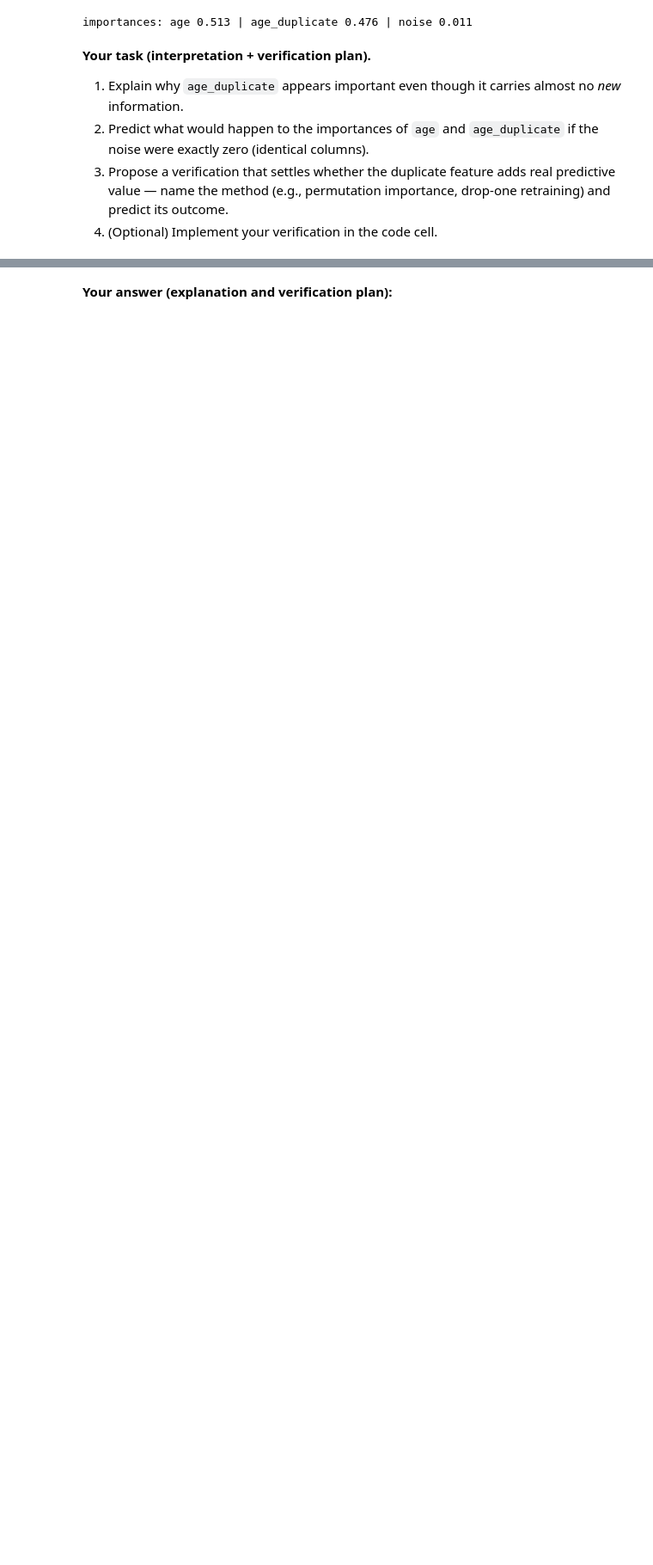
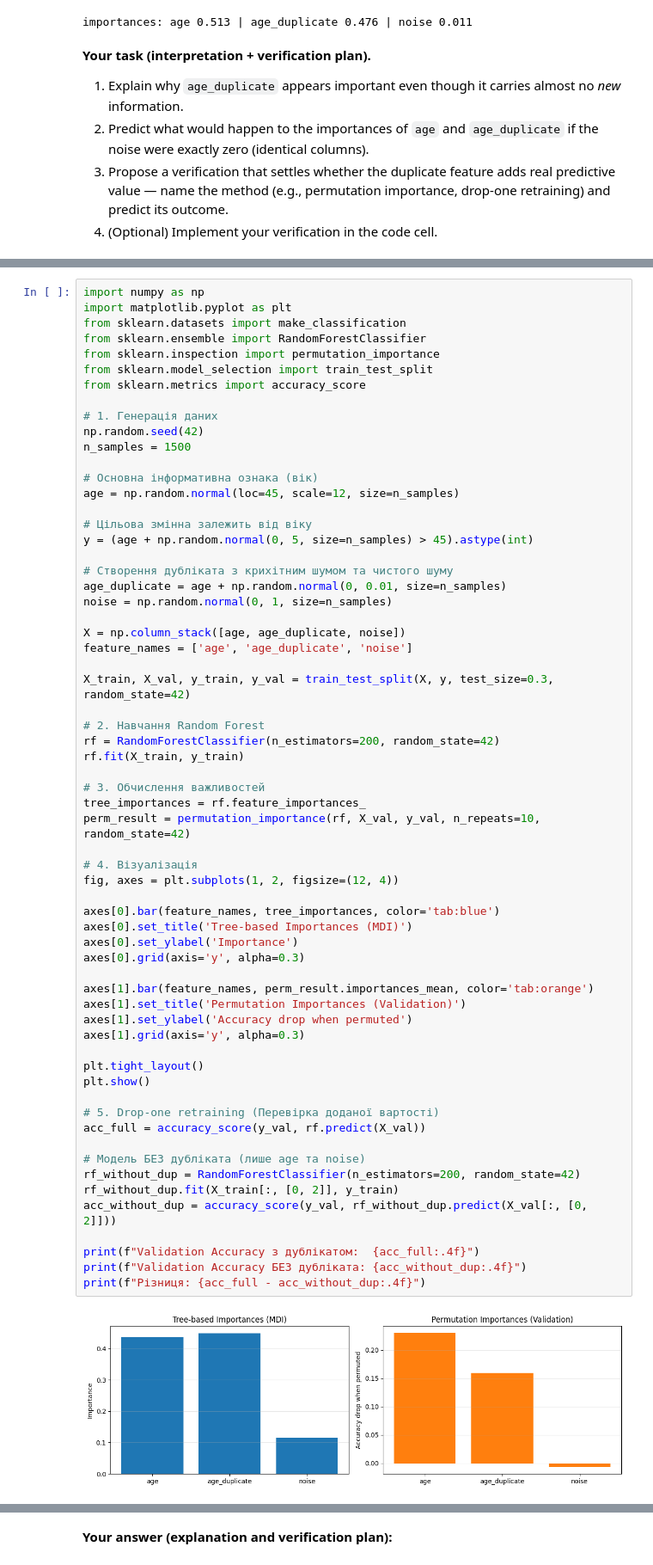
Before and after one commit to daffiss/machine-learning-practices, a Jupyter notebook: materials/practices/p04/p04.ipynb, the cells around one changed output, grey strips where cells are left out. Shown at 86% size. Saved outputs shown, nothing was run; the diff lists cells and outputs as text; blank space fills up the shorter version.

```diff
--- a/materials/practices/p04/p04.ipynb
+++ b/materials/practices/p04/p04.ipynb
@@ -324,0 +337,65 @@ importances: age 0.513 | age_duplicate 0.476 | noise 0.011
+# %%
+import numpy as np
+import matplotlib.pyplot as plt
+from sklearn.datasets import make_classification
+from sklearn.ensemble import RandomForestClassifier
+from sklearn.inspection import permutation_importance
+from sklearn.model_selection import train_test_split
+from sklearn.metrics import accuracy_score
+
+# 1. Генерація даних
+np.random.seed(42)
+n_samples = 1500
+
+# Основна інформативна ознака (вік)
+age = np.random.normal(loc=45, scale=12, size=n_samples)
+
+# Цільова змінна залежить від віку
+y = (age + np.random.normal(0, 5, size=n_samples) > 45).astype(int)
+
+# Створення дубліката з крихітним шумом та чистого шуму
+age_duplicate = age + np.random.normal(0, 0.01, size=n_samples)
+noise = np.random.normal(0, 1, size=n_samples)
+
+X = np.column_stack([age, age_duplicate, noise])
+feature_names = ['age', 'age_duplicate', 'noise']
+
+X_train, X_val, y_train, y_val = train_test_split(X, y, test_size=0.3, random_state=42)
+
+# 2. Навчання Random Forest
+rf = RandomForestClassifier(n_estimators=200, random_state=42)
+rf.fit(X_train, y_train)
+
+# 3. Обчислення важливостей
+tree_importances = rf.feature_importances_
+perm_result = permutation_importance(rf, X_val, y_val, n_repeats=10, random_state=42)
+
+# 4. Візуалізація
+fig, axes = plt.subplots(1, 2, figsize=(12, 4))
+
+axes[0].bar(feature_names, tree_importances, color='tab:blue')
+axes[0].set_title('Tree-based Importances (MDI)')
+axes[0].set_ylabel('Importance')
+axes[0].grid(axis='y', alpha=0.3)
+
+axes[1].bar(feature_names, perm_result.importances_mean, color='tab:orange')
+axes[1].set_title('Permutation Importances (Validation)')
+axes[1].set_ylabel('Accuracy drop when permuted')
+axes[1].grid(axis='y', alpha=0.3)
+
+plt.tight_layout()
+plt.show()
+
+# 5. Drop-one retraining (Перевірка доданої вартості)
+acc_full = accuracy_score(y_val, rf.predict(X_val))
+
+# Модель БЕЗ дубліката (лише age та noise)
+rf_without_dup = RandomForestClassifier(n_estimators=200, random_state=42)
+rf_without_dup.fit(X_train[:, [0, 2]], y_train)
+acc_without_dup = accuracy_score(y_val, rf_without_dup.predict(X_val[:, [0, 2]]))
+
+print(f"Validation Accuracy з дублікатом:  {acc_full:.4f}")
+print(f"Validation Accuracy БЕЗ дубліката: {acc_without_dup:.4f}")
+print(f"Різниця: {acc_full - acc_without_dup:.4f}")
+# %% [output]
+[figure, added]
```
Also changed, not shown: parts of 3 cells of this notebook.
